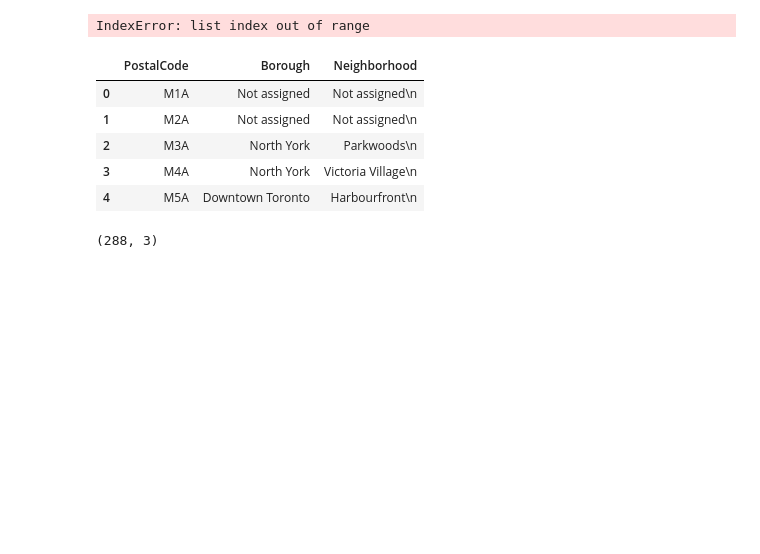
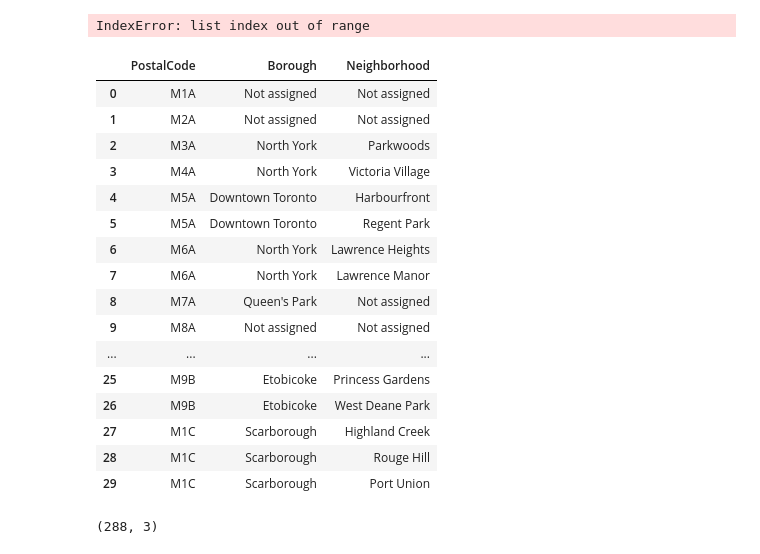
Before and after one commit to IreneCh25/Capstone-Project-Repository, a Jupyter notebook: W3Assignment.ipynb, the cells around one changed output. Drawn from its saved outputs; the diff is of its cells as text; code cells hidden in the pictures; blank space fills up the shorter version.

```diff
--- a/W3Assignment.ipynb
+++ b/W3Assignment.ipynb
@@ -75,15 +76,28 @@ M8Z Etobicoke South of Bloor
 
 M9Z Not assigned Not assigned
 IndexError: list index out of range
-# %%
-CACodeDf.head()
-# %% [output]
-|  | PostalCode | Borough | Neighborhood |
-| 0 | M1A | Not assigned | Not assigned\n |
-| 1 | M2A | Not assigned | Not assigned\n |
-| 2 | M3A | North York | Parkwoods\n |
-| 3 | M4A | North York | Victoria Village\n |
-| 4 | M5A | Downtown Toronto | Harbourfront\n |
+# %%
+#df['BrandName'].replace(['ABC', 'AB'], 'A')
+#CACodeDf["Neighborhood"].replace(['\n'], '')
+CACodeDf.head(30)
+# %% [output]
+|  | PostalCode | Borough | Neighborhood |
+| 0 | M1A | Not assigned | Not assigned |
+| 1 | M2A | Not assigned | Not assigned |
+| 2 | M3A | North York | Parkwoods |
+| 3 | M4A | North York | Victoria Village |
+| 4 | M5A | Downtown Toronto | Harbourfront |
+| 5 | M5A | Downtown Toronto | Regent Park |
+| 6 | M6A | North York | Lawrence Heights |
+| 7 | M6A | North York | Lawrence Manor |
+| 8 | M7A | Queen's Park | Not assigned |
+| 9 | M8A | Not assigned | Not assigned |
+| ... | ... | ... | ... |
+| 25 | M9B | Etobicoke | Princess Gardens |
+| 26 | M9B | Etobicoke | West Deane Park |
+| 27 | M1C | Scarborough | Highland Creek |
+| 28 | M1C | Scarborough | Rouge Hill |
+| 29 | M1C | Scarborough | Port Union |
 # %%
 CACodeDf.shape
 # %% [output]
```
Also changed, not shown: parts of 6 cells of this notebook.
